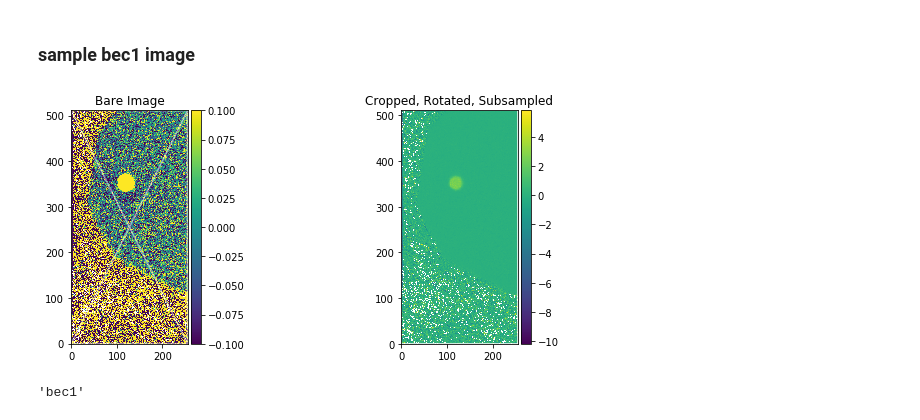
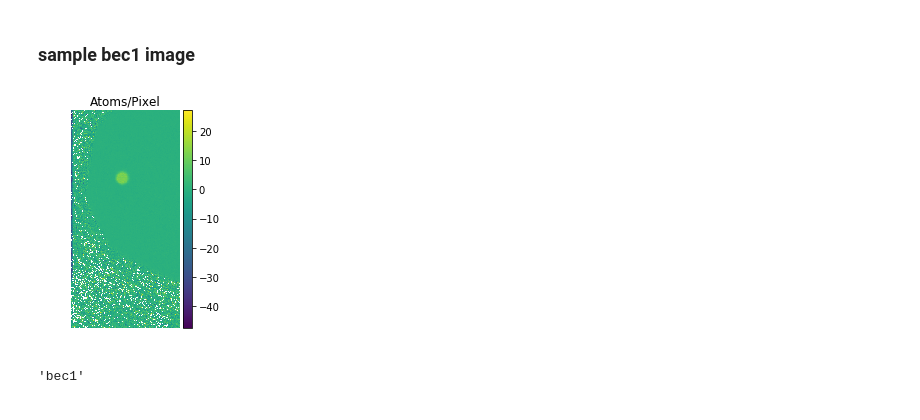
Before and after one commit to ranchop/therpy, a Jupyter notebook: notebooks/Fermi 3 images.ipynb, the cells around one changed output. Saved outputs shown, nothing was run; the diff lists cells and outputs as text; code cells hidden in the pictures.

Commit message:
fermi 3 image testing

```diff
--- a/notebooks/Fermi 3 images.ipynb
+++ b/notebooks/Fermi 3 images.ipynb
@@ -8,9 +10,9 @@ import matplotlib.pyplot as plt
 # %%
 im = tp.Image('04-24-2018_14_21_27', lab='bec1')
 # %%
-im.plot_crop()
+im.imshow()
 # %% [output]
-[figure, old version]
+[figure, new version]
 # %%
 im.lab
 # %% [output]
```
Also changed, not shown: parts of 3 cells of this notebook, 2 other files.
